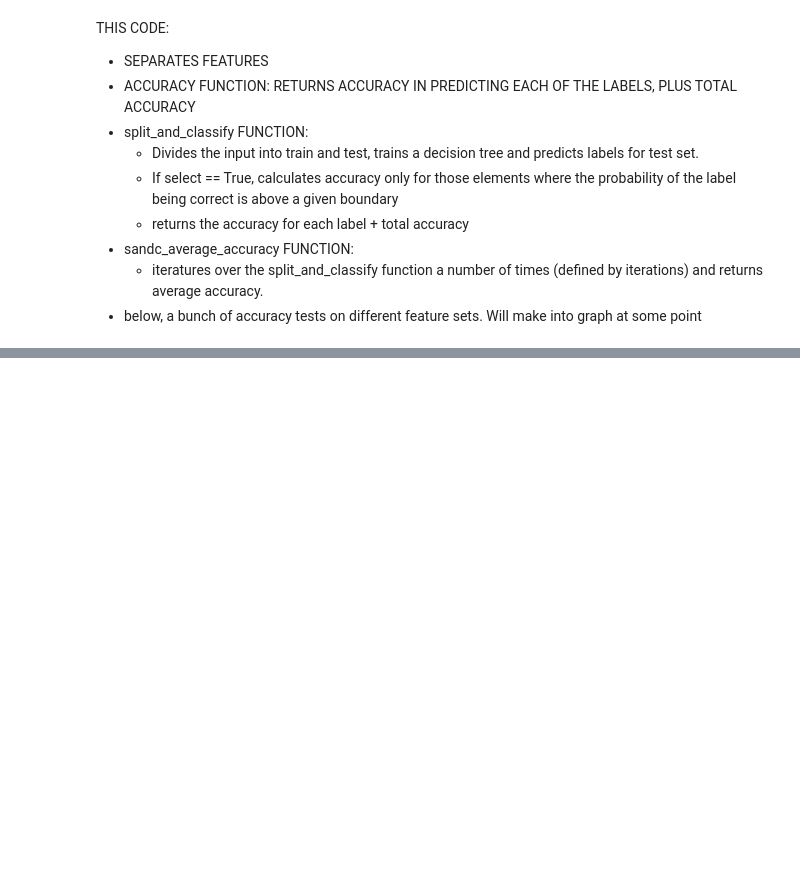
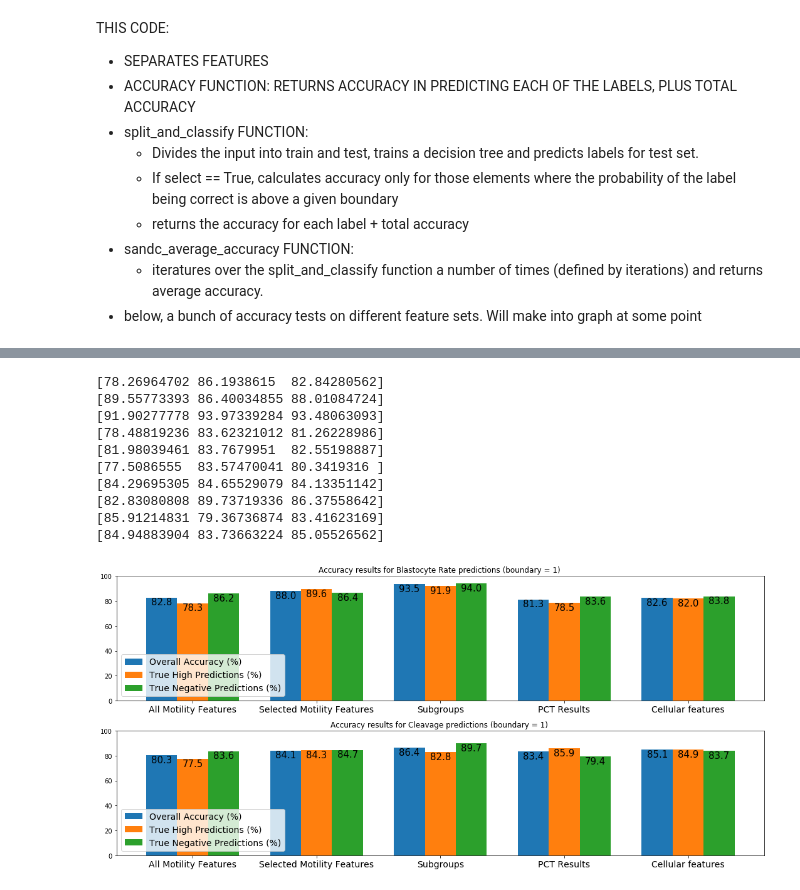
Before and after one commit to maxoblein/bovine_ivf, a Jupyter notebook: ivf_data_analysis-Elena_classifier.ipynb, the cells around one changed output, grey strips where cells are left out. Saved outputs shown, nothing was run; the diff lists cells and outputs as text; code cells hidden in the pictures; blank space fills up the shorter version.

```diff
--- a/ivf_data_analysis-Elena_classifier.ipynb
+++ b/ivf_data_analysis-Elena_classifier.ipynb
@@ -187,0 +363,50 @@ acc = sandc_average_accuracy(motility2, cleavage_bin, select = True, boundary =
+# %%
+def accuracies_dif_labels(dataset_names, labels, outputA, outputB, bound):
+    fig, axis = plt.subplots(2,1,figsize=(15,7))
+    x = np.arange(len(labels))
+    width = 0.25
+
+    def autolabel(bar):
+    #Attach a text label above each bar in *rects*, displaying its height.
+        for rect in bar:
+            height = rect.get_height()
+            ax.annotate('{}'.format(round(height,1)),
+                        xy=(rect.get_x() + rect.get_width() / 2, height),
+                        xytext=(0, -15),  # 3 points vertical offset
+                        textcoords="offset points",
+                        ha='center', va='bottom', fontsize = 15)
+
+    for ax, output, name in zip(axis.flat, [outputA, outputB], ["Blastocyte Rate", "Cleavage"]):
+        final_accuracy, ignore = sandc_average_accuracy(eval(dataset_names[0]), output, select = True, boundary = bound)
+        for subset in dataset_names[1:]:
+            new_acc, ignore = sandc_average_accuracy(eval(subset), output, select = True, boundary = bound)
+            final_accuracy = np.vstack((final_accuracy, new_acc))
+        bar1 = ax.bar(x-width, final_accuracy[:,2], width, label = "Overall Accuracy (%)")
+        bar2 = ax.bar(x, final_accuracy[:,0], width, label = "True High Predictions (%)")
+        bar3 = ax.bar(x+width, final_accuracy[:,1], width, label = "True Negative Predictions (%)")
+        ax.set_ylim(0,100)
+        ax.set_xticks(x)
+        ax.set_xticklabels(labels, fontsize = 14)
+        ax.legend(loc = 'lower left', fontsize = 14)
+        ax.set_title("Accuracy results for {} predictions (boundary = 1) ".format(name))
+        autolabel(bar1)
+        autolabel(bar2)
+        autolabel(bar3)
+
+    fig.tight_layout()
+    plt.show()
+# %%
+accuracies_dif_labels(["motility", "motility2", "subgroups", "group_pct", "cell_chars"],
+                ["All Motility Features", "Selected Motility Features", "Subgroups", "PCT Results", "Cellular features"], blasrate_bin, cleavage_bin, 1)
+# %% [output]
+[78.26964702 86.1938615  82.84280562]
+[89.55773393 86.40034855 88.01084724]
+[91.90277778 93.97339284 93.48063093]
+[78.48819236 83.62321012 81.26228986]
+[81.98039461 83.7679951  82.55198887]
+[77.5086555  83.57470041 80.3419316 ]
+[84.29695305 84.65529079 84.13351142]
+[82.83080808 89.73719336 86.37558642]
+[85.91214831 79.36736874 83.41623169]
+[84.94883904 83.73663224 85.05526562]
+[figure, added]
```
Also changed, not shown: parts of 20 cells of this notebook, 1 other file.
